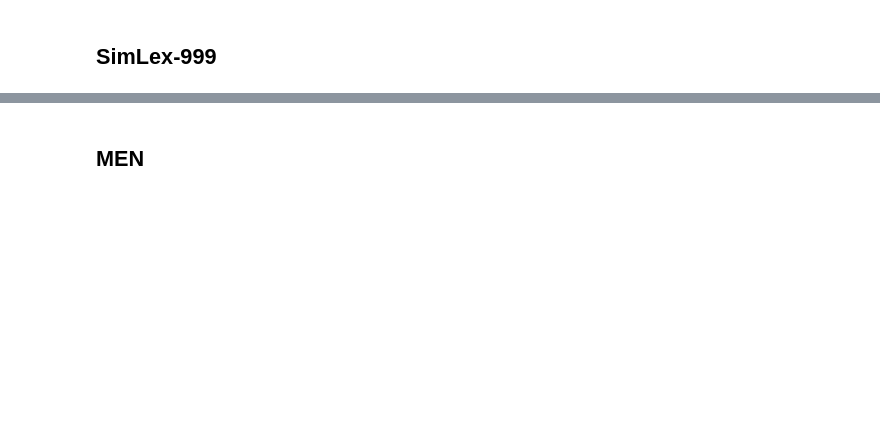
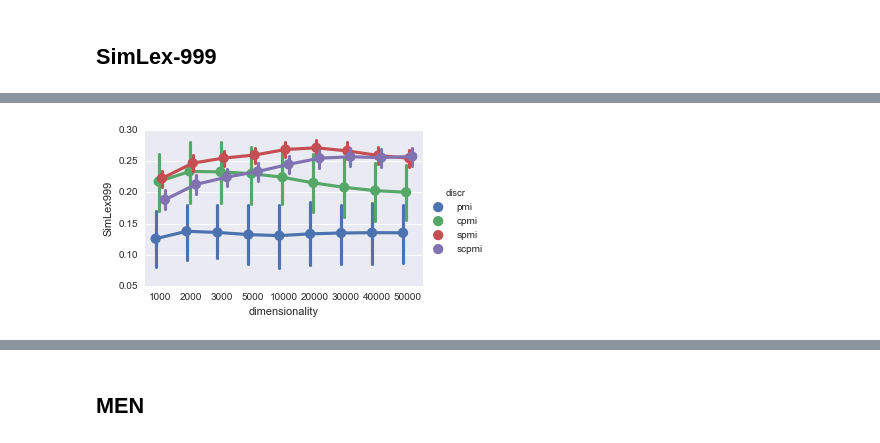
Before and after one commit to dimazest/thesis, a Jupyter notebook: supplement/parameter-selection.ipynb, the cells around one changed output, grey strips where cells are left out. Saved outputs shown, nothing was run; the diff lists cells and outputs as text; code cells hidden in the pictures; blank space fills up the shorter version.

```diff
--- a/supplement/parameter-selection.ipynb
+++ b/supplement/parameter-selection.ipynb
@@ -367,0 +167,4 @@ heuristics_selection_simlex.set_index(['operator', 'dimensionality'], drop=False
+# %%
+t.plot_interaction(results, feature_ablation_simlex.index[4], 'SimLex999')
+# %% [output]
+[figure, added]
```
Also changed, not shown: parts of 76 cells of this notebook, 2 other files.
